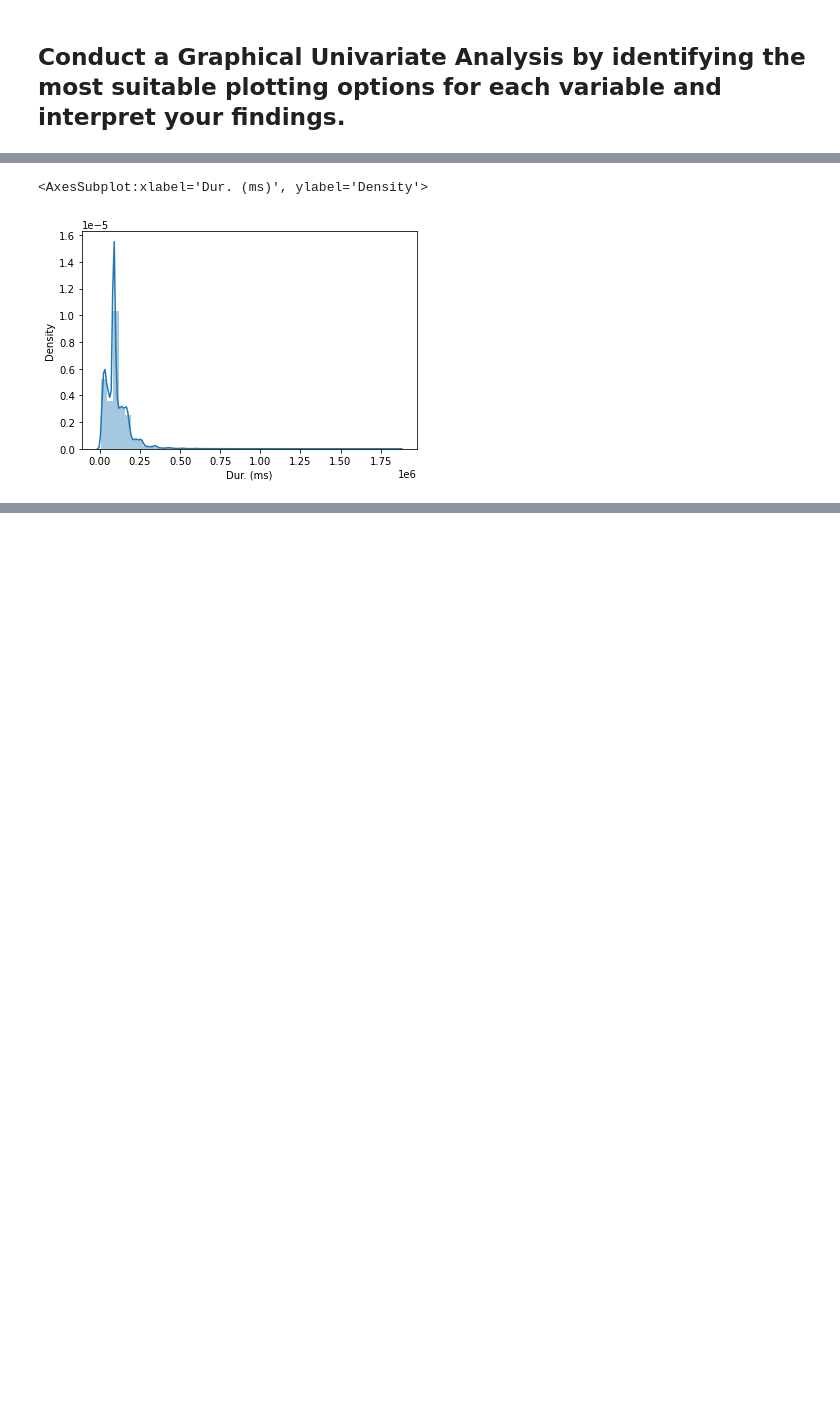
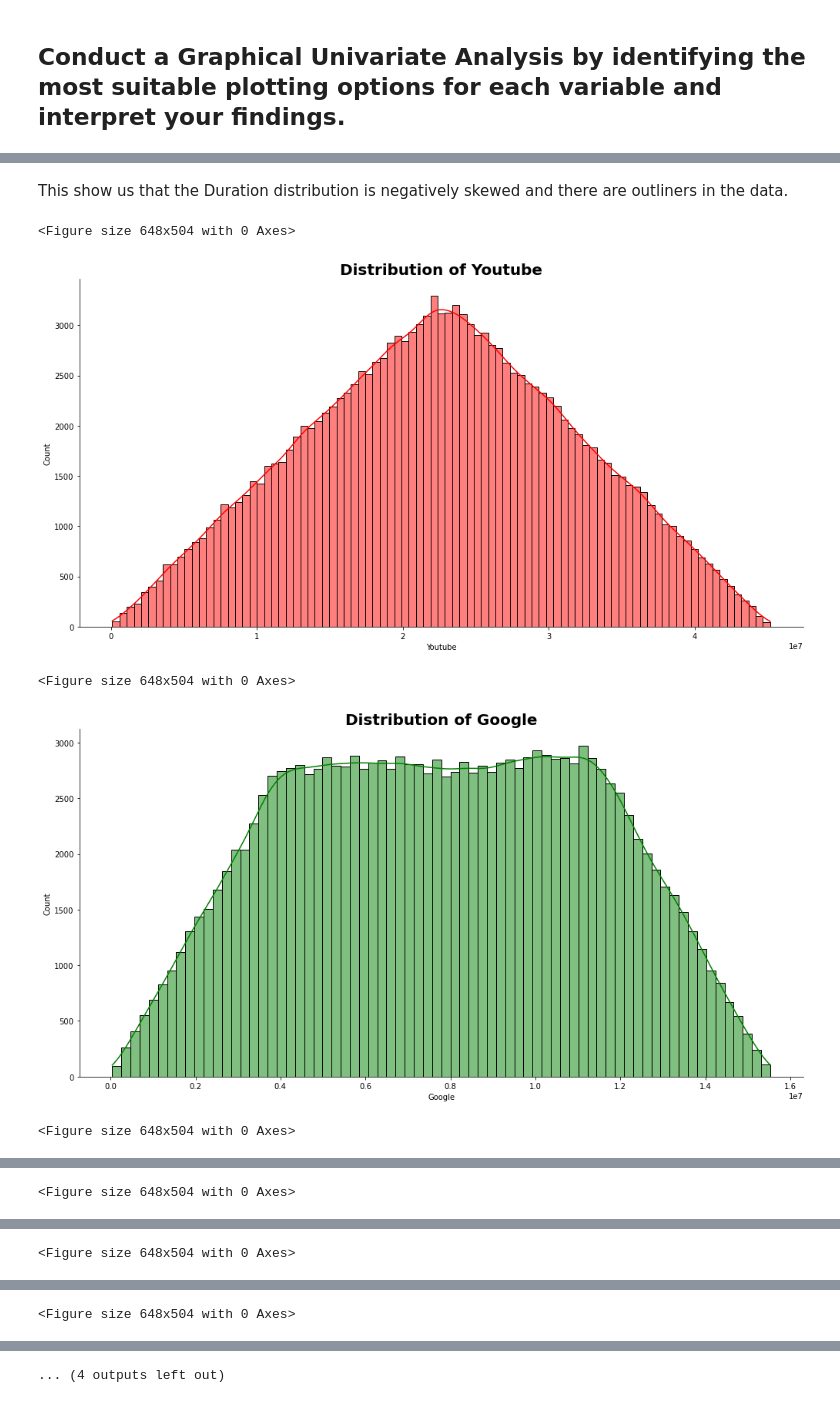
Before and after one commit to bereketkibru/User_Analytics_in_telecom, a Jupyter notebook: notebooks/User Overview analysis .ipynb, the cells around one changed output, grey strips where cells are left out. Saved outputs shown, nothing was run; the diff lists cells and outputs as text; code cells hidden in the pictures; blank space fills up the shorter version.

```diff
--- a/notebooks/User Overview analysis .ipynb
+++ b/notebooks/User Overview analysis .ipynb
@@ -285,0 +301,17 @@ xDR_df[cols].describe().transpose()
+# %%
+EDA_df = xDR_df[[
+        'Bearer Id',
+        'MSISDN/Number',
+        'Handset Manufacturer',
+        'Handset Type',
+        'Dur. (ms)',
+        'Youtube',
+        'Google',
+        'Email',
+        'Netflix',
+        'Gaming',
+        'Other',
+        'SocialMedia',
+        'All'
+                                ]]
+EDA_df.sample(5)
@@ -294,5 +387,18 @@ KeyboardInterrupt:
+# %% [markdown]
+This show us that the Duration distribution is negatively skewed and there are outliners in the data.
 # %%
-sns.distplot(xDR_df['Dur. (ms)'])
+
+plot_hist(EDA_df, 'Youtube', color='red')
+plot_hist(EDA_df, 'Google', color='green')
+plot_hist(EDA_df, 'Email', color='yellow')
+plot_hist(EDA_df, 'SocialMedia', color='blue')
+plot_hist(EDA_df, 'Netflix', color='green')
+plot_hist(EDA_df, 'Gaming', color='yellow')
+plot_hist(EDA_df, 'Other', color='green')
+plot_hist(EDA_df, 'All', color='green')
 # %% [output]
-<AxesSubplot:xlabel='Dur. (ms)', ylabel='Density'>
+<Figure size 648x504 with 0 Axes>
-[figure, old version]
+[figure, new version]
+<Figure size 648x504 with 0 Axes>
+[figure, added]
+<Figure size 648x504 with 0 Axes>
@@ -298,0 +406 @@ sns.distplot(xDR_df['Dur. (ms)'])
+<Figure size 648x504 with 0 Axes>
@@ -298,0 +408 @@ sns.distplot(xDR_df['Dur. (ms)'])
+<Figure size 648x504 with 0 Axes>
@@ -298,0 +410 @@ sns.distplot(xDR_df['Dur. (ms)'])
+<Figure size 648x504 with 0 Axes>
@@ -298,0 +412 @@ sns.distplot(xDR_df['Dur. (ms)'])
+... (4 outputs left out)
```
Also changed, not shown: parts of 30 cells of this notebook.
